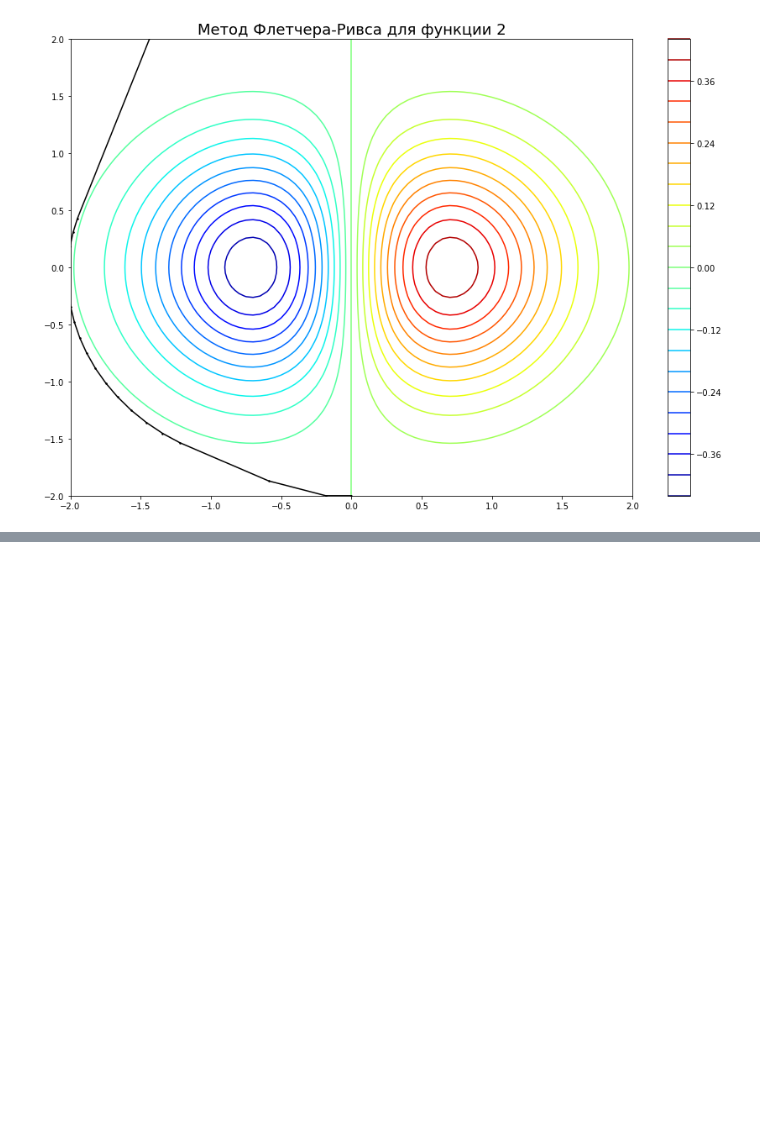
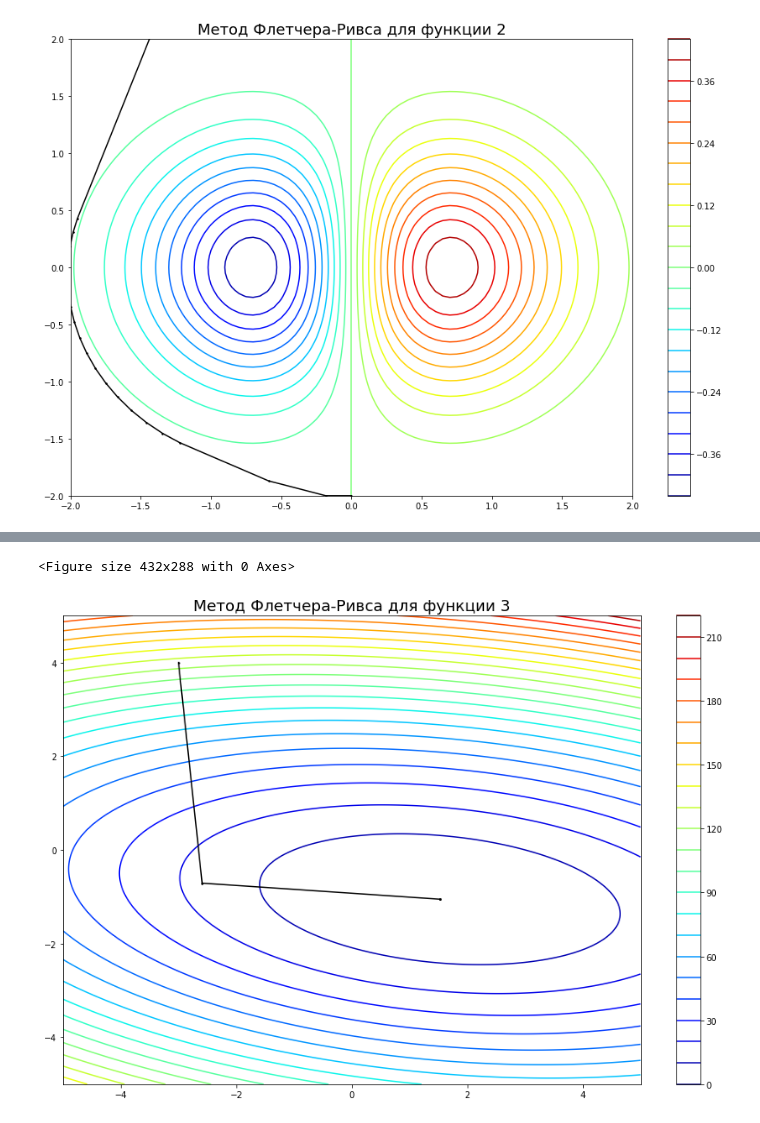
Before and after one commit to Ar4eR-ValerA/AppliedMath.IIISem, a Jupyter notebook: Lab2/visualization.ipynb, the cells around one changed output, grey strips where cells are left out. Cells and saved outputs as stored; diff of their text form; code cells hidden in the pictures; blank space fills up the shorter version.

```diff
--- a/Lab2/visualization.ipynb
+++ b/Lab2/visualization.ipynb
@@ -73,0 +99,6 @@ visualize(o2, (-2, 2), (-2, 2), res, "Метод Флетчера-Ривса д
+# %%
+res = fletcher_reeves(o3, np.array([-3, 4]), t3, 0.00001, 0.00015, 20, 10)[1]
+visualize(o3, (-5, 5), (-5, 5), res, "Метод Флетчера-Ривса для функции 3")
+# %% [output]
+<Figure size 432x288 with 0 Axes>
+[figure, added]
```
Also changed, not shown: parts of 9 cells of this notebook, 2 other files.
